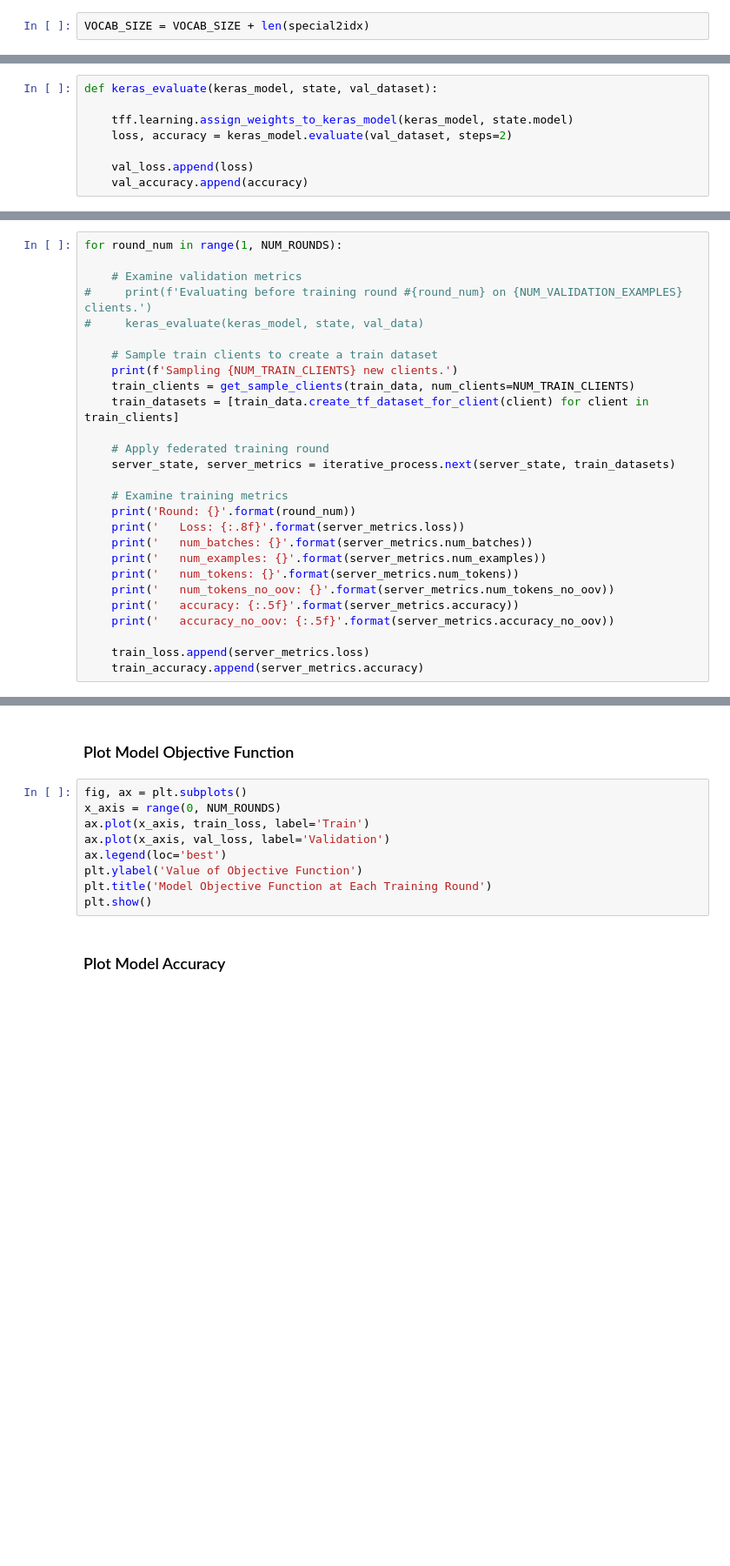
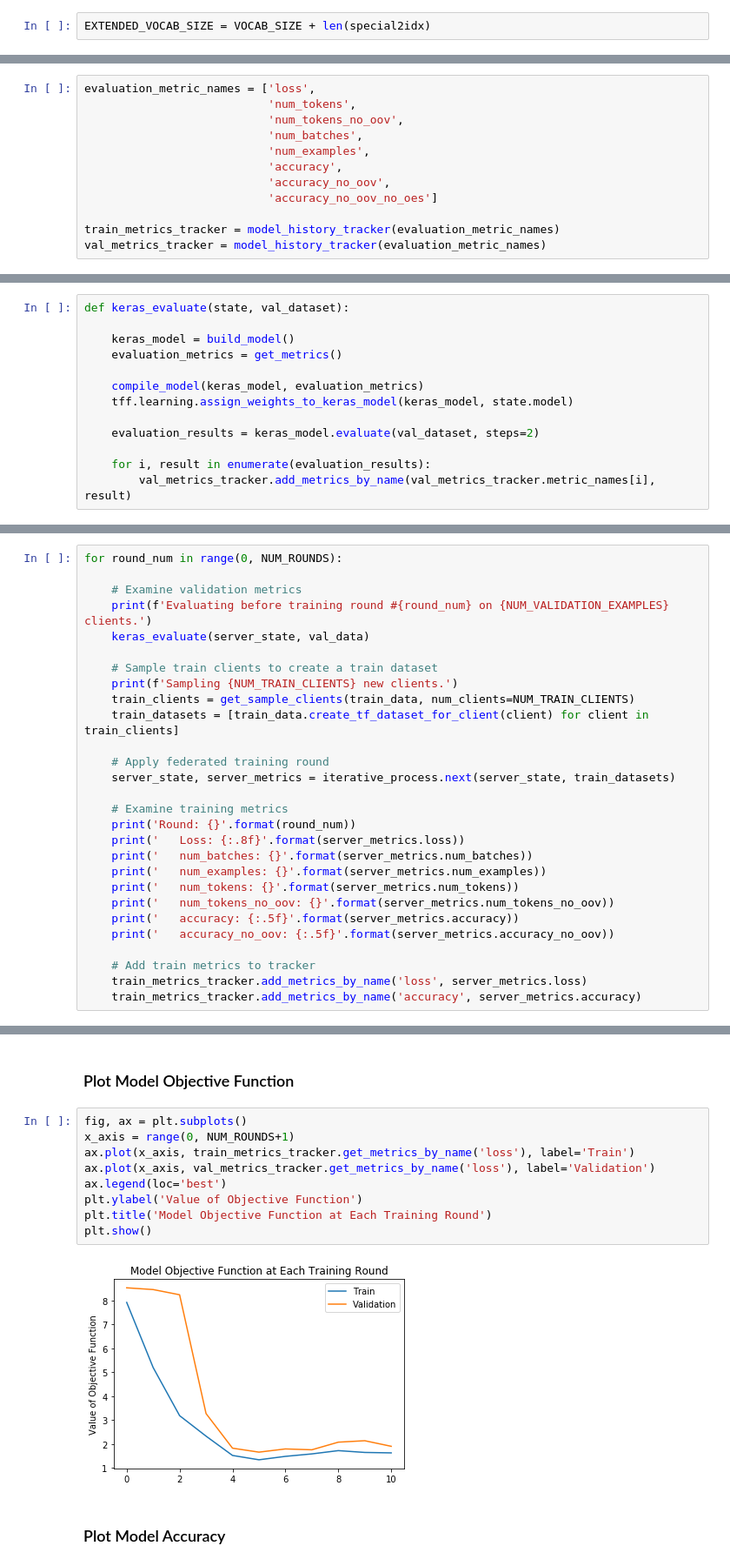
Before and after one commit to federated-learning-experiments/fl-text-models, a Jupyter notebook: local_gpu_training/models/word_level/federated_stack_overflow_text_generation.ipynb, the cells around one changed output, grey strips where cells are left out. Shown at 87% size. Cells and saved outputs as stored; diff of their text form; blank space fills up the shorter version.

Commit message:
update word level model with arjun

```diff
--- a/local_gpu_training/models/word_level/federated_stack_overflow_text_generation.ipynb
+++ b/local_gpu_training/models/word_level/federated_stack_overflow_text_generation.ipynb
@@ -164,7 +164,7 @@ idx2word = {**idx2word, **idx2special}
 ### Reset Vocab Size
 This accounts for having added the special characters.
 # %%
-VOCAB_SIZE = VOCAB_SIZE + len(special2idx)
+EXTENDED_VOCAB_SIZE = VOCAB_SIZE + len(special2idx)
 # %% [markdown]
 ### Define Function to Build Model
 # %%
@@ -264,0 +296,12 @@ val_accuracy = []
+# %%
+evaluation_metric_names = ['loss',
+                           'num_tokens',
+                           'num_tokens_no_oov',
+                           'num_batches',
+                           'num_examples',
+                           'accuracy',
+                           'accuracy_no_oov',
+                           'accuracy_no_oov_no_oes']
+
+train_metrics_tracker = model_history_tracker(evaluation_metric_names)
+val_metrics_tracker = model_history_tracker(evaluation_metric_names)
@@ -265,13 +319,18 @@ val_accuracy = []
 # %% [markdown]
 ### Define Function to Evaluate Model Performance on Validation Data
 # %%
-def keras_evaluate(keras_model, state, val_dataset):
+def keras_evaluate(state, val_dataset):
 
+    keras_model = build_model()
+    evaluation_metrics = get_metrics()
+
+    compile_model(keras_model, evaluation_metrics)
     tff.learning.assign_weights_to_keras_model(keras_model, state.model)
-    loss, accuracy = keras_model.evaluate(val_dataset, steps=2)
 
-    val_loss.append(loss)
-    val_accuracy.append(accuracy)
+    evaluation_results = keras_model.evaluate(val_dataset, steps=2)
+
+    for i, result in enumerate(evaluation_results):
+        val_metrics_tracker.add_metrics_by_name(val_metrics_tracker.metric_names[i], result)
 # %% [markdown]
 ### Define Function to Weight Clients Uniformly or by Number of Tokens
 # %%
@@ -316,9 +379,9 @@ server_state = iterative_process.initialize()
 # %%
-for round_num in range(1, NUM_ROUNDS):
+for round_num in range(0, NUM_ROUNDS):
 
     # Examine validation metrics
-#     print(f'Evaluating before training round #{round_num} on {NUM_VALIDATION_EXAMPLES} clients.')
-#     keras_evaluate(keras_model, state, val_data)
+    print(f'Evaluating before training round #{round_num} on {NUM_VALIDATION_EXAMPLES} clients.')
+    keras_evaluate(server_state, val_data)
 
     # Sample train clients to create a train dataset
     print(f'Sampling {NUM_TRAIN_CLIENTS} new clients.')
@@ -338,6 +401,7 @@ for round_num in range(1, NUM_ROUNDS):
     print('   accuracy: {:.5f}'.format(server_metrics.accuracy))
     print('   accuracy_no_oov: {:.5f}'.format(server_metrics.accuracy_no_oov))
 
-    train_loss.append(server_metrics.loss)
-    train_accuracy.append(server_metrics.accuracy)
+    # Add train metrics to tracker
+    train_metrics_tracker.add_metrics_by_name('loss', server_metrics.loss)
+    train_metrics_tracker.add_metrics_by_name('accuracy', server_metrics.accuracy)
 # %% [output]
@@ -363,13 +519,15 @@ Round: 2
 ### Plot Model Objective Function
 # %%
 fig, ax = plt.subplots()
-x_axis = range(0, NUM_ROUNDS)
-ax.plot(x_axis, train_loss, label='Train')
-ax.plot(x_axis, val_loss, label='Validation')
+x_axis = range(0, NUM_ROUNDS+1)
+ax.plot(x_axis, train_metrics_tracker.get_metrics_by_name('loss'), label='Train')
+ax.plot(x_axis, val_metrics_tracker.get_metrics_by_name('loss'), label='Validation')
 ax.legend(loc='best')
 plt.ylabel('Value of Objective Function')
 plt.title('Model Objective Function at Each Training Round')
 plt.show()
+# %% [output]
+[figure, added]
 # %% [markdown]
 ### Plot Model Accuracy
 # %%
```
Also changed, not shown: parts of 33 cells of this notebook.
